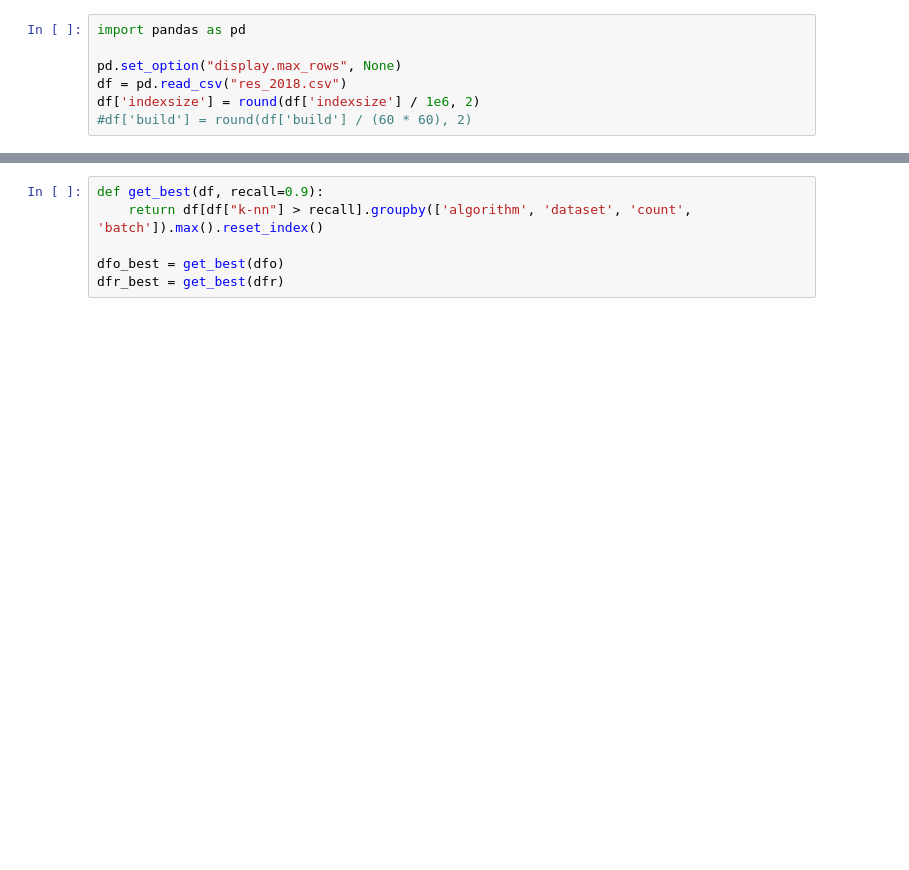
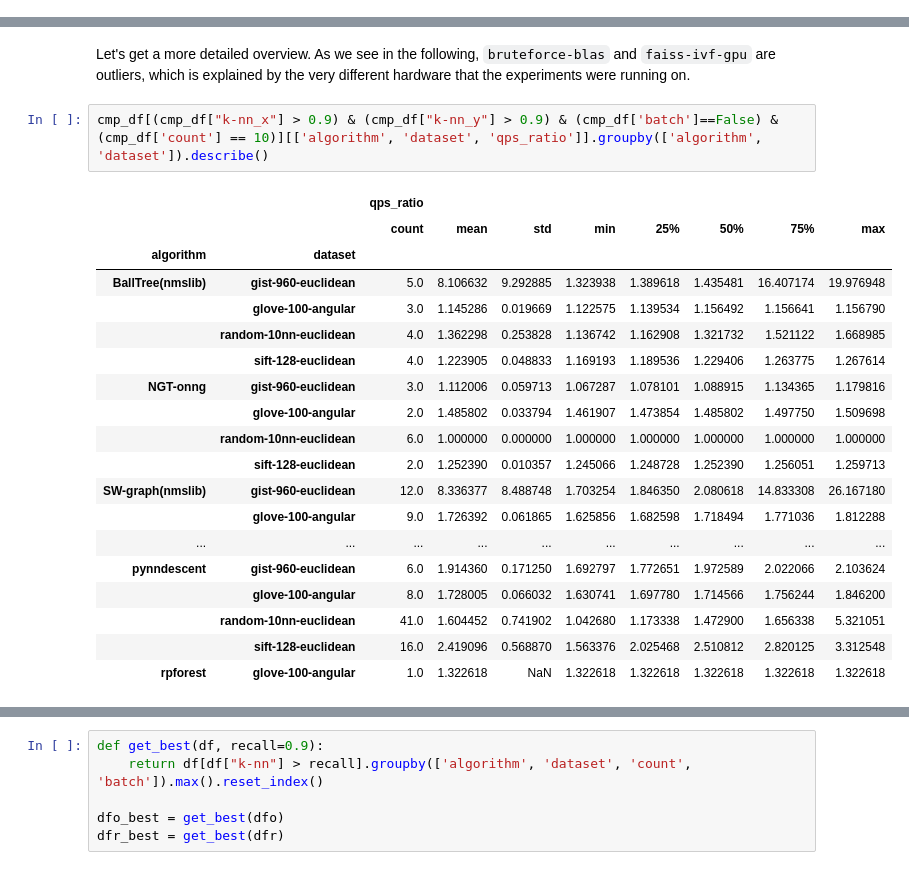
Before and after one commit to maumueller/ann-benchmarks-reproducibility, a Jupyter notebook: eval.ipynb, the cells around one changed output, grey strips where cells are left out. Drawn from its saved outputs; the diff is of its cells as text; blank space fills up the shorter version.

```diff
--- a/eval.ipynb
+++ b/eval.ipynb
@@ -1,7 +0,0 @@
-# %%
-import pandas as pd
-
-pd.set_option("display.max_rows", None)
-df = pd.read_csv("res_2018.csv")
-df['indexsize'] = round(df['indexsize'] / 1e6, 2)
-#df['build'] = round(df['build'] / (60 * 60), 2)
@@ -107,0 +41,24 @@ cmp_df[cmp_df['k-nn-diff'] > 0.1]
+# %% [markdown]
+Let's get a more detailed overview. As we see in the following, `bruteforce-blas` and `faiss-ivf-gpu` are outliers, which is explained by the very different hardware that the experiments were running on.
+# %%
+cmp_df[(cmp_df["k-nn_x"] > 0.9) & (cmp_df["k-nn_y"] > 0.9) & (cmp_df['batch']==False) & (cmp_df['count'] == 10)][['algorithm', 'dataset', 'qps_ratio']].groupby(['algorithm', 'dataset']).describe()
+# %% [output]
+|  |  | qps_ratio |  |  |  |  |  |  |  |
+|  |  | count | mean | std | min | 25% | 50% | 75% | max |
+| algorithm | dataset |  |  |  |  |  |  |  |  |
+| BallTree(nmslib) | gist-960-euclidean | 5.0 | 8.106632 | 9.292885 | 1.323938 | 1.389618 | 1.435481 | 16.407174 | 19.976948 |
+|  | glove-100-angular | 3.0 | 1.145286 | 0.019669 | 1.122575 | 1.139534 | 1.156492 | 1.156641 | 1.156790 |
+|  | random-10nn-euclidean | 4.0 | 1.362298 | 0.253828 | 1.136742 | 1.162908 | 1.321732 | 1.521122 | 1.668985 |
+|  | sift-128-euclidean | 4.0 | 1.223905 | 0.048833 | 1.169193 | 1.189536 | 1.229406 | 1.263775 | 1.267614 |
+| NGT-onng | gist-960-euclidean | 3.0 | 1.112006 | 0.059713 | 1.067287 | 1.078101 | 1.088915 | 1.134365 | 1.179816 |
+|  | glove-100-angular | 2.0 | 1.485802 | 0.033794 | 1.461907 | 1.473854 | 1.485802 | 1.497750 | 1.509698 |
+|  | random-10nn-euclidean | 6.0 | 1.000000 | 0.000000 | 1.000000 | 1.000000 | 1.000000 | 1.000000 | 1.000000 |
+|  | sift-128-euclidean | 2.0 | 1.252390 | 0.010357 | 1.245066 | 1.248728 | 1.252390 | 1.256051 | 1.259713 |
+| SW-graph(nmslib) | gist-960-euclidean | 12.0 | 8.336377 | 8.488748 | 1.703254 | 1.846350 | 2.080618 | 14.833308 | 26.167180 |
+|  | glove-100-angular | 9.0 | 1.726392 | 0.061865 | 1.625856 | 1.682598 | 1.718494 | 1.771036 | 1.812288 |
+| ... | ... | ... | ... | ... | ... | ... | ... | ... | ... |
+| pynndescent | gist-960-euclidean | 6.0 | 1.914360 | 0.171250 | 1.692797 | 1.772651 | 1.972589 | 2.022066 | 2.103624 |
+|  | glove-100-angular | 8.0 | 1.728005 | 0.066032 | 1.630741 | 1.697780 | 1.714566 | 1.756244 | 1.846200 |
+|  | random-10nn-euclidean | 41.0 | 1.604452 | 0.741902 | 1.042680 | 1.173338 | 1.472900 | 1.656338 | 5.321051 |
+|  | sift-128-euclidean | 16.0 | 2.419096 | 0.568870 | 1.563376 | 2.025468 | 2.510812 | 2.820125 | 3.312548 |
+| rpforest | glove-100-angular | 1.0 | 1.322618 | NaN | 1.322618 | 1.322618 | 1.322618 | 1.322618 | 1.322618 |
```
Also changed, not shown: parts of 25 cells of this notebook.
